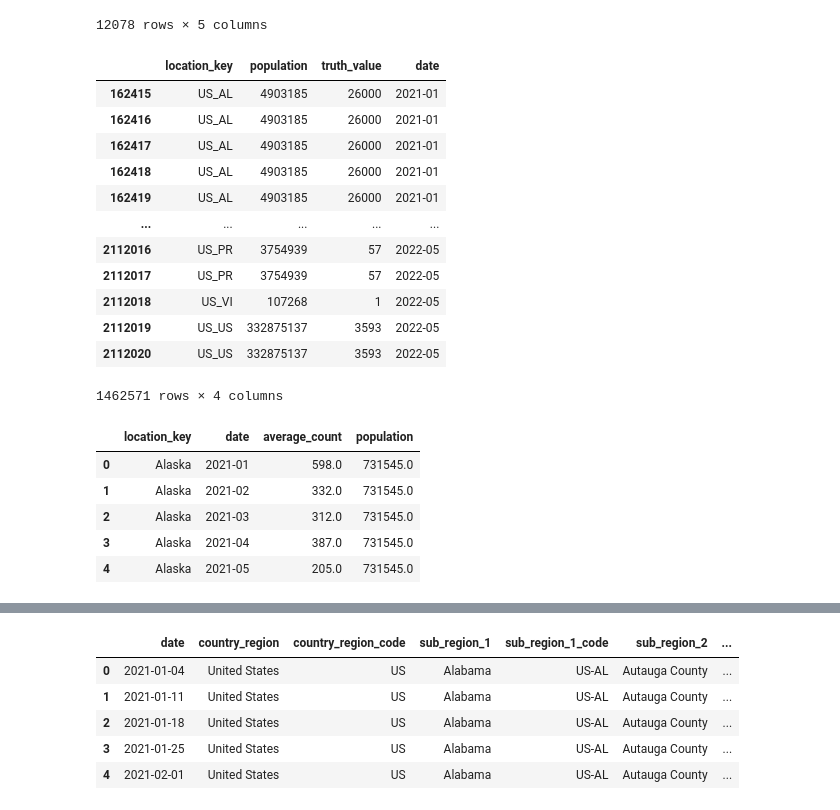
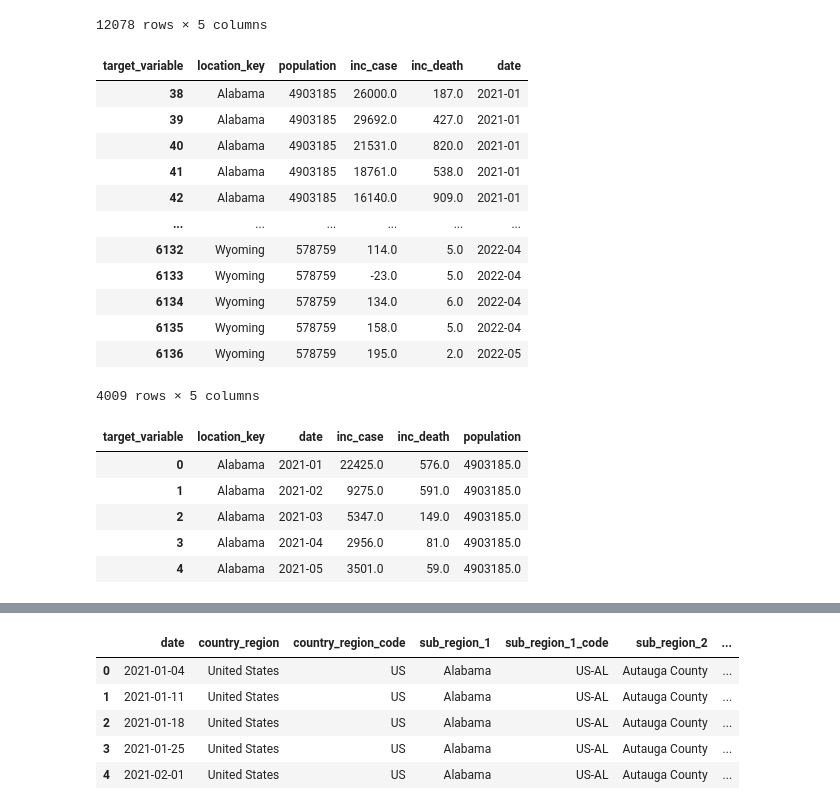
Before and after one commit to eunjeongc/covcast, a Jupyter notebook: Linear Regression.ipynb, the cells around one changed output, grey strips where cells are left out. Saved outputs shown, nothing was run; the diff lists cells and outputs as text; code cells hidden in the pictures.

```diff
--- a/Linear Regression.ipynb
+++ b/Linear Regression.ipynb
@@ -54,54 +54,53 @@ display(df_combined)
 12078 rows × 5 columns
 # %%
 # Rename the column 'state_abbreviation' to 'abbreviation'
-df_1 = df_1.rename(columns={'abbreviation': 'location_key'})
+df_combined = df_combined.rename(columns={'location_name': 'location_key'})
 
-df_1['location_key'] = 'US_' + df_1['location_key'].astype(str)
-
-df_1.dropna(subset=['truth_value'], inplace=True)
+# df_1.dropna(subset=['truth_value'], inplace=True)
 
 # Create a list of column names to keep
-columns_to_keep = ['location_key', 'population', 'truth_value', 'target_end_date']
+columns_to_keep = ['location_key', 'population', 'inc_case', 'inc_death', 'target_end_date']
 # Select only the specified columns
-df_1 = df_1[columns_to_keep]
+df_combined = df_combined[columns_to_keep]
 
 # Convert the 'target_end_date' column to datetime
-df_1['target_end_date'] = pd.to_datetime(df_1['target_end_date'])
+df_combined['target_end_date'] = pd.to_datetime(df_combined['target_end_date'])
 # Extract the month from the 'target_end_date' column
-df_1['date'] = df_1['target_end_date'].dt.to_period('M')
-df_1.drop(columns=['target_end_date'], inplace=True)
+df_combined['date'] = df_combined['target_end_date'].dt.to_period('M')
+df_combined.drop(columns=['target_end_date'], inplace=True)
 
 # Take data from 2021-01 to 2022-05
 start_date = '2021-01'
 end_date = '2022-05'
 
-date_mask = (df_1['date'] >= start_date) & (df_1['date'] <= end_date)
-df_1 = df_1[date_mask]
+date_mask = (df_combined['date'] >= start_date) & (df_combined['date'] <= end_date)
+df_combined = df_combined[date_mask]
 
-display(df_1)
+display(df_combined)
 # %% [output]
-|  | location_key | population | truth_value | date |
-| 162415 | US_AL | 4903185 | 26000 | 2021-01 |
-| 162416 | US_AL | 4903185 | 26000 | 2021-01 |
-| 162417 | US_AL | 4903185 | 26000 | 2021-01 |
-| 162418 | US_AL | 4903185 | 26000 | 2021-01 |
-| 162419 | US_AL | 4903185 | 26000 | 2021-01 |
-| ... | ... | ... | ... | ... |
-| 2112016 | US_PR | 3754939 | 57 | 2022-05 |
-| 2112017 | US_PR | 3754939 | 57 | 2022-05 |
-| 2112018 | US_VI | 107268 | 1 | 2022-05 |
-| 2112019 | US_US | 332875137 | 3593 | 2022-05 |
-| 2112020 | US_US | 332875137 | 3593 | 2022-05 |
+| target_variable | location_key | population | inc_case | inc_death | date |
+| 38 | Alabama | 4903185 | 26000.0 | 187.0 | 2021-01 |
+| 39 | Alabama | 4903185 | 29692.0 | 427.0 | 2021-01 |
+| 40 | Alabama | 4903185 | 21531.0 | 820.0 | 2021-01 |
+| 41 | Alabama | 4903185 | 18761.0 | 538.0 | 2021-01 |
+| 42 | Alabama | 4903185 | 16140.0 | 909.0 | 2021-01 |
+| ... | ... | ... | ... | ... | ... |
+| 6132 | Wyoming | 578759 | 114.0 | 5.0 | 2022-04 |
+| 6133 | Wyoming | 578759 | -23.0 | 5.0 | 2022-04 |
+| 6134 | Wyoming | 578759 | 134.0 | 6.0 | 2022-04 |
+| 6135 | Wyoming | 578759 | 158.0 | 5.0 | 2022-04 |
+| 6136 | Wyoming | 578759 | 195.0 | 2.0 | 2022-05 |
-1462571 rows × 4 columns
+4009 rows × 5 columns
 # %%
 # Group by state abbreviation and date - then take the average of the truth value
 # Average truth value is the number of covid cases on average per state
 # Take the average population of each state per month
-cases_per_state = df_1.groupby(['location_key', 'date']).agg({'truth_value': 'mean', 'population': 'mean'}).reset_index()
-cases_per_state = cases_per_state.rename(columns={'truth_value': 'average_count'})
+cases_per_state = df_combined.groupby(['location_key', 'date']).agg({'inc_case': 'mean', 'inc_death' : 'mean', 'population': 'mean', }).reset_index()
 
 #round the number of average count
-cases_per_state['average_count'] = cases_per_state['average_count'].round()
+cases_per_state['inc_case'] = cases_per_state['inc_case'].round()
+cases_per_state['inc_death'] = cases_per_state['inc_death'].round()
+
 
 state_mapping = {
     'US_AL': 'Alabama',
@@ -155,16 +154,17 @@ state_mapping = {
     'US_WI': 'Wisconsin',
     'US_WY': 'Wyoming'
 }
-cases_per_state['location_key'] = cases_per_state['location_key'].map(state_mapping)
-cases_per_state.dropna(inplace=True)
+
+# cases_per_state = cases_per_state['location_key'].map(state_mapping)
+# Display the modified DataFrame
 display(cases_per_state.head())
 # %% [output]
-|  | location_key | date | average_count | population |
-| 0 | Alaska | 2021-01 | 598.0 | 731545.0 |
-| 1 | Alaska | 2021-02 | 332.0 | 731545.0 |
-| 2 | Alaska | 2021-03 | 312.0 | 731545.0 |
-| 3 | Alaska | 2021-04 | 387.0 | 731545.0 |
-| 4 | Alaska | 2021-05 | 205.0 | 731545.0 |
+| target_variable | location_key | date | inc_case | inc_death | population |
+| 0 | Alabama | 2021-01 | 22425.0 | 576.0 | 4903185.0 |
+| 1 | Alabama | 2021-02 | 9275.0 | 591.0 | 4903185.0 |
+| 2 | Alabama | 2021-03 | 5347.0 | 149.0 | 4903185.0 |
+| 3 | Alabama | 2021-04 | 2956.0 | 81.0 | 4903185.0 |
+| 4 | Alabama | 2021-05 | 3501.0 | 59.0 | 4903185.0 |
 # %%
 index_df = pd.read_csv('index.csv')
 display(index_df.head())
```
Also changed, not shown: parts of 6 cells of this notebook.
